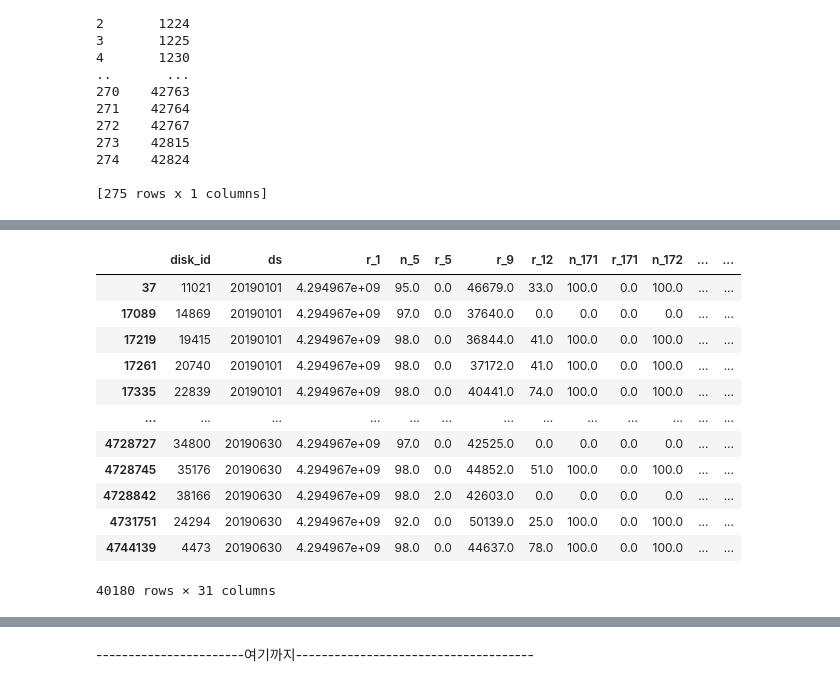
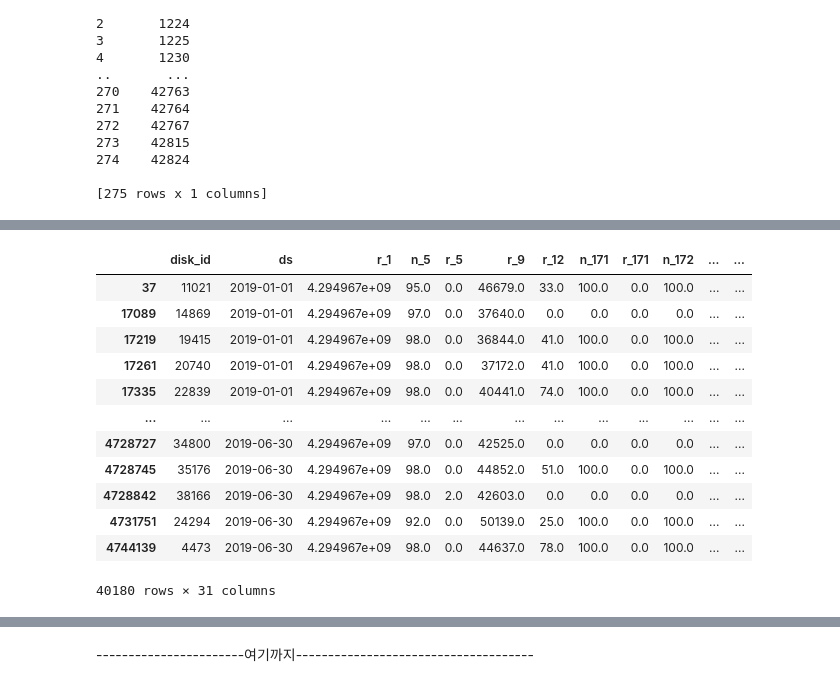
Before and after one commit to passion3659/ssd-failure, a Jupyter notebook: Making_final_MA1.ipynb, the cells around one changed output, grey strips where cells are left out. Saved outputs shown, nothing was run; the diff lists cells and outputs as text; code cells hidden in the pictures.

```diff
--- a/Making_final_MA1.ipynb
+++ b/Making_final_MA1.ipynb
@@ -164,25 +238,29 @@ selected_disk_model_0 = random.sample(selected_disk_model_0, 275)
 # %%
 # disk_ids 데이터프레임에 있는 disk_id와 일치하는 행을 MA1 데이터프레임에서 불러옴
 selecetd_label_0= MA1[MA1['disk_id'].isin(selected_disk_model_0)]
 
 # ds 컬럼에 따라 정렬
 selecetd_label_0= selecetd_label_0.sort_values(by='ds')
 
+
+# 'ds' 컬럼을 datetime 형태로 변환
+selecetd_label_0['ds'] = pd.to_datetime(selecetd_label_0['ds'], format='%Y%m%d')
+
 # 결과 출력
 selecetd_label_0
 # %% [output]
 |  | disk_id | ds | r_1 | n_5 | r_5 | r_9 | r_12 | n_171 | r_171 | n_172 | ... | ... |
-| 37 | 11021 | 20190101 | 4.294967e+09 | 95.0 | 0.0 | 46679.0 | 33.0 | 100.0 | 0.0 | 100.0 | ... | ... |
-| 17089 | 14869 | 20190101 | 4.294967e+09 | 97.0 | 0.0 | 37640.0 | 0.0 | 0.0 | 0.0 | 0.0 | ... | ... |
-| 17219 | 19415 | 20190101 | 4.294967e+09 | 98.0 | 0.0 | 36844.0 | 41.0 | 100.0 | 0.0 | 100.0 | ... | ... |
-| 17261 | 20740 | 20190101 | 4.294967e+09 | 98.0 | 0.0 | 37172.0 | 41.0 | 100.0 | 0.0 | 100.0 | ... | ... |
-| 17335 | 22839 | 20190101 | 4.294967e+09 | 98.0 | 0.0 | 40441.0 | 74.0 | 100.0 | 0.0 | 100.0 | ... | ... |
+| 37 | 11021 | 2019-01-01 | 4.294967e+09 | 95.0 | 0.0 | 46679.0 | 33.0 | 100.0 | 0.0 | 100.0 | ... | ... |
+| 17089 | 14869 | 2019-01-01 | 4.294967e+09 | 97.0 | 0.0 | 37640.0 | 0.0 | 0.0 | 0.0 | 0.0 | ... | ... |
+| 17219 | 19415 | 2019-01-01 | 4.294967e+09 | 98.0 | 0.0 | 36844.0 | 41.0 | 100.0 | 0.0 | 100.0 | ... | ... |
+| 17261 | 20740 | 2019-01-01 | 4.294967e+09 | 98.0 | 0.0 | 37172.0 | 41.0 | 100.0 | 0.0 | 100.0 | ... | ... |
+| 17335 | 22839 | 2019-01-01 | 4.294967e+09 | 98.0 | 0.0 | 40441.0 | 74.0 | 100.0 | 0.0 | 100.0 | ... | ... |
 | ... | ... | ... | ... | ... | ... | ... | ... | ... | ... | ... | ... | ... |
-| 4728727 | 34800 | 20190630 | 4.294967e+09 | 97.0 | 0.0 | 42525.0 | 0.0 | 0.0 | 0.0 | 0.0 | ... | ... |
-| 4728745 | 35176 | 20190630 | 4.294967e+09 | 98.0 | 0.0 | 44852.0 | 51.0 | 100.0 | 0.0 | 100.0 | ... | ... |
-| 4728842 | 38166 | 20190630 | 4.294967e+09 | 98.0 | 2.0 | 42603.0 | 0.0 | 0.0 | 0.0 | 0.0 | ... | ... |
-| 4731751 | 24294 | 20190630 | 4.294967e+09 | 92.0 | 0.0 | 50139.0 | 25.0 | 100.0 | 0.0 | 100.0 | ... | ... |
-| 4744139 | 4473 | 20190630 | 4.294967e+09 | 98.0 | 0.0 | 44637.0 | 78.0 | 100.0 | 0.0 | 100.0 | ... | ... |
+| 4728727 | 34800 | 2019-06-30 | 4.294967e+09 | 97.0 | 0.0 | 42525.0 | 0.0 | 0.0 | 0.0 | 0.0 | ... | ... |
+| 4728745 | 35176 | 2019-06-30 | 4.294967e+09 | 98.0 | 0.0 | 44852.0 | 51.0 | 100.0 | 0.0 | 100.0 | ... | ... |
+| 4728842 | 38166 | 2019-06-30 | 4.294967e+09 | 98.0 | 2.0 | 42603.0 | 0.0 | 0.0 | 0.0 | 0.0 | ... | ... |
+| 4731751 | 24294 | 2019-06-30 | 4.294967e+09 | 92.0 | 0.0 | 50139.0 | 25.0 | 100.0 | 0.0 | 100.0 | ... | ... |
+| 4744139 | 4473 | 2019-06-30 | 4.294967e+09 | 98.0 | 0.0 | 44637.0 | 78.0 | 100.0 | 0.0 | 100.0 | ... | ... |
 40180 rows × 31 columns
 # %%
 # final_df와 final_df2를 합칩니다.
```
Also changed, not shown: parts of 13 cells of this notebook.
